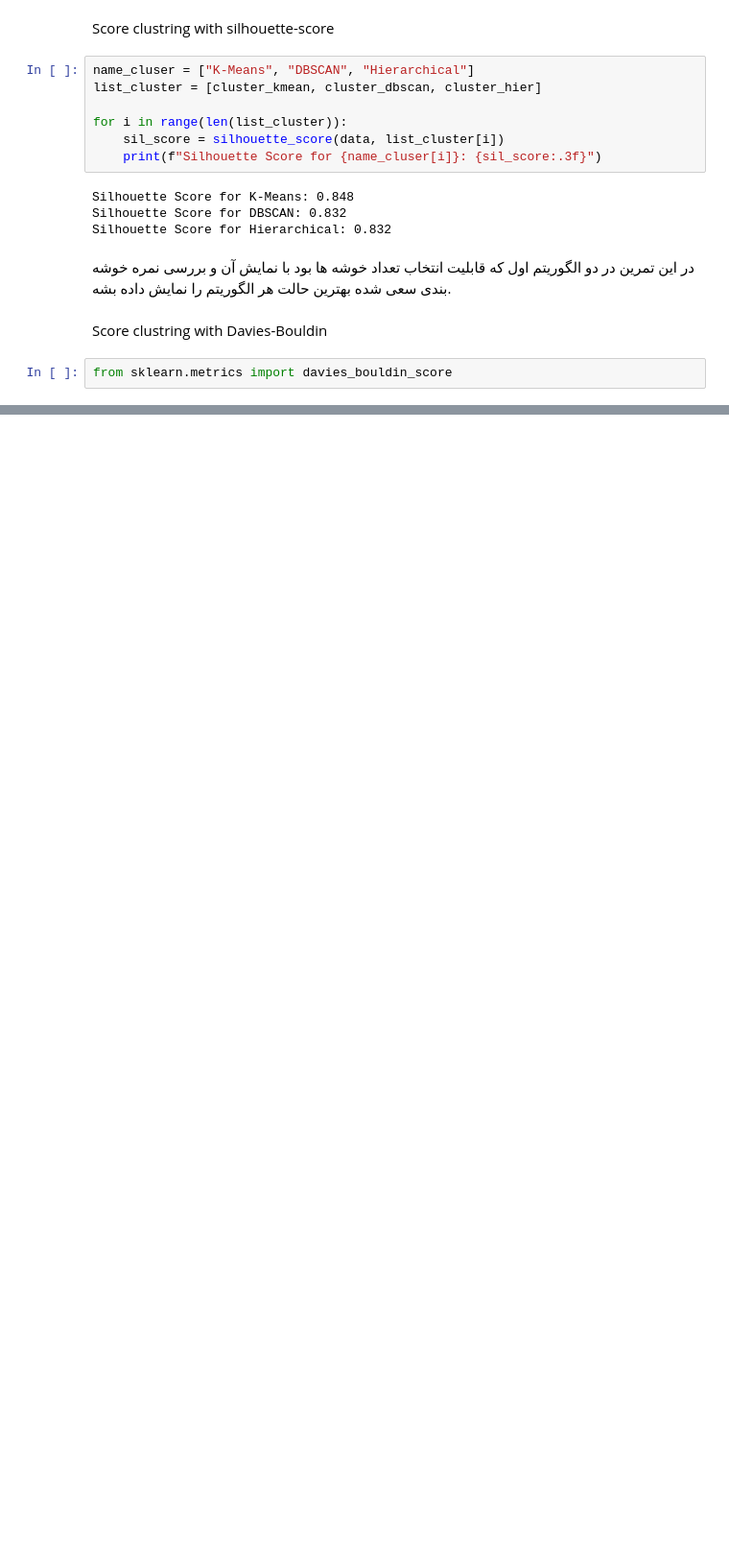
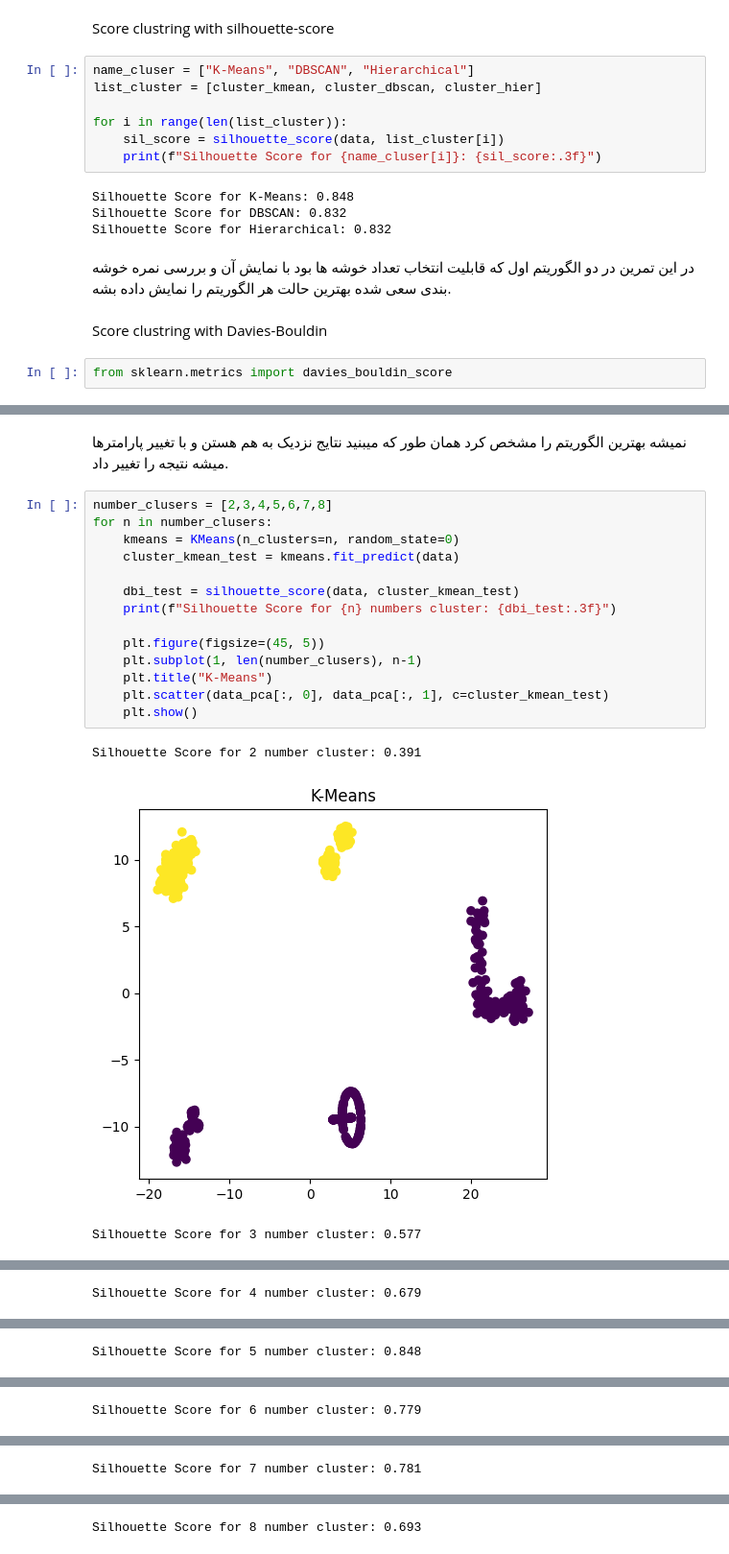
Before and after one commit to zall-e/ML_rahnemacollege, a Jupyter notebook: college_register.ipynb, the cells around one changed output, grey strips where cells are left out. Shown at 96% size. Saved outputs shown, nothing was run; the diff lists cells and outputs as text; blank space fills up the shorter version.

```diff
--- a/college_register.ipynb
+++ b/college_register.ipynb
@@ -279,3 +261,23 @@ for i in range(len(list_cluster)):
 Davies-Bouldin Index for K-Means: 0.248
 Davies-Bouldin Index for DBSCAN: 0.266
 Davies-Bouldin Index for Hierarchical: 0.266
+# %% [markdown]
+نمیشه بهترین الگوریتم را مشخص کرد همان طور که میبنید نتایج نزدیک به هم هستن و با تغییر پارامترها میشه نتیجه را تغییر داد.
+# %%
+number_clusers = [2,3,4,5,6,7,8]
+for n in number_clusers:
+    kmeans = KMeans(n_clusters=n, random_state=0)
+    cluster_kmean_test = kmeans.fit_predict(data)
+
+    dbi_test = silhouette_score(data, cluster_kmean_test)
+    print(f"Silhouette Score for {n} numbers cluster: {dbi_test:.3f}")
+
+    plt.figure(figsize=(45, 5))
+    plt.subplot(1, len(number_clusers), n-1)
+    plt.title("K-Means")
+    plt.scatter(data_pca[:, 0], data_pca[:, 1], c=cluster_kmean_test)
+    plt.show()
+# %% [output]
+Silhouette Score for 2 number cluster: 0.391
+[figure, added]
+Silhouette Score for 3 number cluster: 0.577
@@ -281,0 +285 @@ Davies-Bouldin Index for Hierarchical: 0.266
+Silhouette Score for 4 number cluster: 0.679
@@ -281,0 +287 @@ Davies-Bouldin Index for Hierarchical: 0.266
+Silhouette Score for 5 number cluster: 0.848
@@ -281,0 +289 @@ Davies-Bouldin Index for Hierarchical: 0.266
+Silhouette Score for 6 number cluster: 0.779
@@ -281,0 +291 @@ Davies-Bouldin Index for Hierarchical: 0.266
+Silhouette Score for 7 number cluster: 0.781
@@ -281,0 +293 @@ Davies-Bouldin Index for Hierarchical: 0.266
+Silhouette Score for 8 number cluster: 0.693
```
Also changed, not shown: parts of 7 cells of this notebook.
